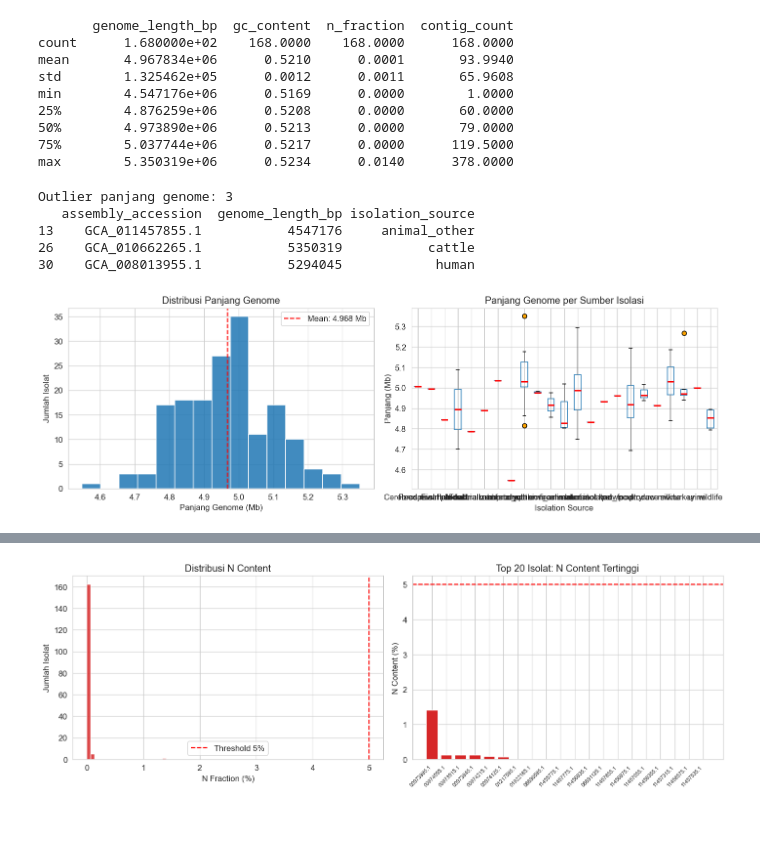
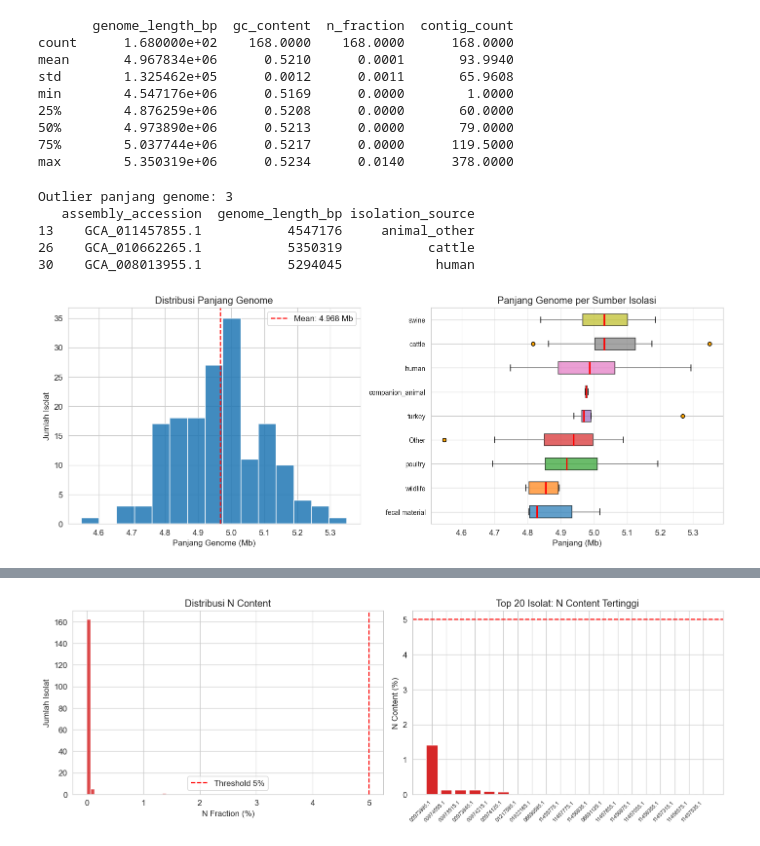
Before and after one commit to danenftyessir/salmonella-genome-forensics, a Jupyter notebook: notebooks/salmogen_trace_pipeline.ipynb, the cells around one changed output, grey strips where cells are left out. Cells and saved outputs as stored; diff of their text form; code cells hidden in the pictures.

```diff
--- a/notebooks/salmogen_trace_pipeline.ipynb
+++ b/notebooks/salmogen_trace_pipeline.ipynb
@@ -85,10 +85,11 @@ Data yang digunakan: **genome sequence**, **metadata**, **AMR information**, dan
 # %% [markdown]
 ##  Setup & Konfigurasi
 # %%
-# ── Satu flag untuk mengontrol seluruh checkpoint ─────────────────────────
+# Satu flag untuk mengontrol seluruh checkpoint
+
 # False → load artifact jika sudah ada  (hemat waktu untuk demo/laporan)
 # True  → compute ulang dari awal semua tahap
-FORCE_RECOMPUTE = True
+FORCE_RECOMPUTE = False
 # %%
 import sys, os, warnings
 warnings.filterwarnings('ignore')
@@ -433,12 +420,14 @@ Isolat valid pasca-QC: 168
 ### EDA — Kualitas Sekuens Genome
 # %%
 # df_seq: gabung qc_df dengan metadata
+_meta_cols = ['assembly_accession', 'isolation_source', 'snp_cluster']
+if 'source_binary' in metadata_df.columns:
+    _meta_cols.append('source_binary')
+
 df_seq = qc_df.reset_index().merge(
-    metadata_df[['assembly_accession', 'isolation_source', 'snp_cluster']],
+    metadata_df[_meta_cols],
     on='assembly_accession', how='left'
 )
-if 'assembly_accession' in df_seq.columns and df_seq.index.name != 'assembly_accession':
-    pass  # keep as is
 df_seq['length_Mb'] = df_seq['genome_length_bp'] / 1e6
 print(df_seq[['genome_length_bp','gc_content','n_fraction','contig_count']].describe().round(4))
 # %% [output]
@@ -452,34 +441,56 @@ min        4.547176e+06      0.5169      0.0000        1.0000
 75%        5.037744e+06      0.5217      0.0000      119.5000
 max        5.350319e+06      0.5234      0.0140      378.0000
 # %%
-fig, axes = plt.subplots(1, 2, figsize=(13, 4.5))
+# Collapse isolation_source: hanya top-8 kategori ditampilkan, sisanya 'Other'
+_top8_src = df_seq['isolation_source'].value_counts().head(8).index
+df_seq['_iso_plot'] = df_seq['isolation_source'].where(
+    df_seq['isolation_source'].isin(_top8_src), 'Other'
+)
+
+fig, axes = plt.subplots(1, 2, figsize=(13, 5))
+
+# Panel kiri: histogram distribusi panjang
 axes[0].hist(df_seq['length_Mb'], bins=15, color=PALETTE[0], edgecolor='white', alpha=0.85)
 axes[0].axvline(df_seq['length_Mb'].mean(), color='red', ls='--',
                 label=f"Mean: {df_seq['length_Mb'].mean():.3f} Mb")
-axes[0].set_xlabel('Panjang Genome (Mb)'); axes[0].set_ylabel('Jumlah Isolat')
-axes[0].set_title('Distribusi Panjang Genome'); axes[0].legend()
+axes[0].set_xlabel('Panjang Genome (Mb)')
+axes[0].set_ylabel('Jumlah Isolat')
+axes[0].set_title('Distribusi Panjang Genome')
+axes[0].legend()
 
-df_seq.boxplot(column='length_Mb', by='isolation_source', ax=axes[1],
-               boxprops=dict(color=PALETTE[0]), medianprops=dict(color='red', linewidth=2),
-               whiskerprops=dict(color='gray'),
-               flierprops=dict(marker='o', markerfacecolor='orange', markersize=6))
-axes[1].set_xlabel('Isolation Source'); axes[1].set_ylabel('Panjang (Mb)')
-axes[1].set_title('Panjang Genome per Sumber Isolasi'); plt.suptitle('')
+# Panel kanan: horizontal boxplot — label di sumbu-Y, tidak pernah bertumpuk
+_order = (df_seq.groupby('_iso_plot')['length_Mb']
+          .median().sort_values(ascending=True).index.tolist())
+for i, src in enumerate(_order):
+    vals = df_seq.loc[df_seq['_iso_plot'] == src, 'length_Mb'].dropna()
+    bp = axes[1].boxplot(vals, positions=[i], vert=False, widths=0.5, patch_artist=True,
+                         boxprops=dict(facecolor=PALETTE[i % len(PALETTE)], alpha=0.7),
+                         medianprops=dict(color='red', linewidth=2),
+                         whiskerprops=dict(color='gray'),
+                         flierprops=dict(marker='o', markerfacecolor='orange', markersize=5,
+                                         linestyle='none'))
+axes[1].set_yticks(range(len(_order)))
+axes[1].set_yticklabels(_order, fontsize=9)
+axes[1].set_xlabel('Panjang (Mb)')
+axes[1].set_title('Panjang Genome per Sumber Isolasi')
+axes[1].grid(axis='x', alpha=0.3)
 
 q1, q3 = df_seq['genome_length_bp'].quantile([0.25, 0.75]); iqr = q3 - q1
 outliers = df_seq[(df_seq['genome_length_bp'] < q1-1.5*iqr) | (df_seq['genome_length_bp'] > q3+1.5*iqr)]
 print(f'Outlier panjang genome: {len(outliers)}')
 if len(outliers):
     print(outliers[['assembly_accession','genome_length_bp','isolation_source']].to_string())
+
 plt.tight_layout()
-plt.savefig(os.path.join(FIG_OUT, '03_genome_length.png'), dpi=150); plt.show()
+plt.savefig(os.path.join(FIG_OUT, '03_genome_length.png'), dpi=150)
+plt.show()
 # %% [output]
 Outlier panjang genome: 3
    assembly_accession  genome_length_bp isolation_source
 13    GCA_011457855.1           4547176     animal_other
 26    GCA_010662265.1           5350319           cattle
 30    GCA_008013955.1           5294045            human
-[figure, old version]
+[figure, new version]
 # %%
 fig, axes = plt.subplots(1, 2, figsize=(13, 4.5))
 axes[0].hist(df_seq['gc_content']*100, bins=20, color=PALETTE[2], edgecolor='white', alpha=0.85)
```
Also changed, not shown: parts of 17 cells of this notebook, 4 other files.
